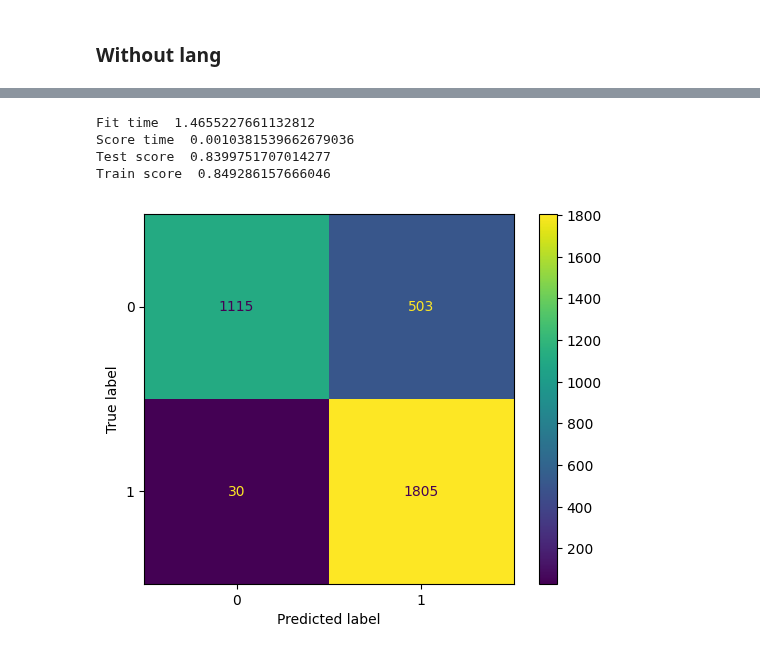
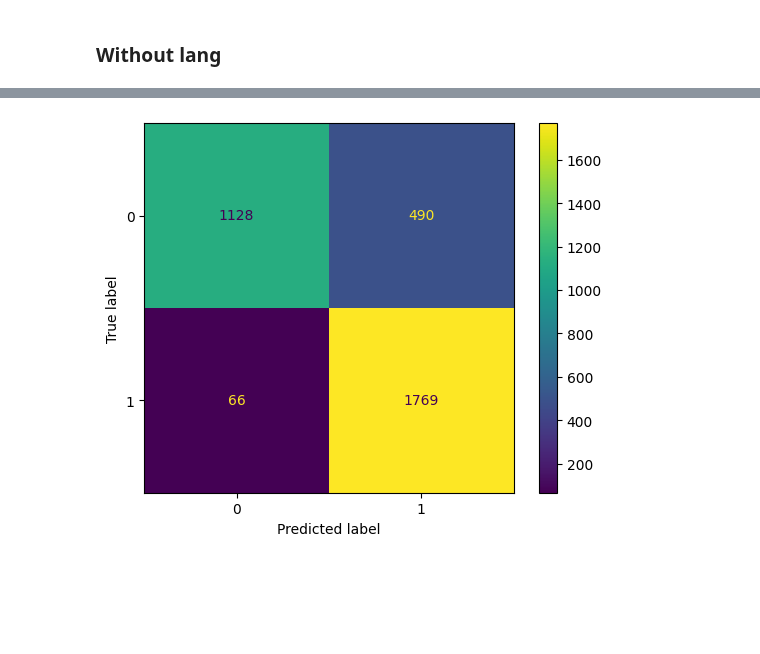
Before and after one commit to Andrew-Wyn/Data_Mining_22_23, a Jupyter notebook: nn_classification.ipynb, the cells around one changed output, grey strips where cells are left out. Cells and saved outputs as stored; diff of their text form; code cells hidden in the pictures; blank space fills up the shorter version.

```diff
--- a/nn_classification.ipynb
+++ b/nn_classification.ipynb
@@ -190,2 +164,0 @@ data.drop(columns=['lang'])
-# %%
-train_set, test_set, train_label, test_label = prepare_data(data)
@@ -194,5 +178,5 @@ Classification features : ['created_at', 'statuses_count', 'avg_length', 'avg_sp
 # %%
 scaler = StandardScaler()
-scaler.fit(train_set)
-scaled_train_set = scaler.transform(train_set)
-scaled_test_set = scaler.transform(test_set)
+
+scaled_train_set = scaler.fit_transform(train_set.values)
+scaled_test_set = scaler.transform(test_set.values)
@@ -241,0 +183,30 @@ The best parameters are {'alpha': 0.01, 'hidden_layer_sizes': [5, 10, 10], 'lear
+# %%
+seed = 7
+tf.random.set_seed(seed)
+
+model = KerasClassifier(model=create_model, loss="binary_crossentropy", verbose=0, epochs=10)
+
+param_grid = dict(
+    hidden_layer_sizes = [[16, 8], [32, 16, 8]],
+    learning_rate_init = [0.001, 0.01, 0.1],
+    momentum = [0.1, 0.5, 0.8]
+)
+
+print(param_grid)
+
+grid = GridSearchCV(
+    MLPClassifier(random_state = 8, activation='relu', max_iter = 250),
+    param_grid = param_grid,
+    cv = 3,
+    scoring = 'accuracy',
+    verbose = 4
+)
+
+grid_result = grid.fit(scaled_train_set, train_label)
+
+print("Best: %f using %s" % (grid_result.best_score_, grid_result.best_params_))
+means = grid_result.cv_results_['mean_test_score']
+stds = grid_result.cv_results_['std_test_score']
+params = grid_result.cv_results_['params']
+for mean, stdev, param in zip(means, stds, params):
+    print("%f (%f) with: %r" % (mean, stdev, param))
@@ -268,23 +267,8 @@ weighted avg       0.87      0.85      0.84      3453
-# %%
-scores = cross_validate(nn, scaled_train_set, train_label, cv = 3, return_train_score= True)
-print('Fit time ', statistics.mean(scores['fit_time']))
-print('Score time ', statistics.mean(scores['score_time']))
-print('Test score ', statistics.mean(scores['test_score']))
-print('Train score ', statistics.mean(scores['train_score']))
-# %% [output]
-Fit time  1.4655227661132812
-Score time  0.0010381539662679036
-Test score  0.8399751707014277
-Train score  0.849286157666046
 # %%
-predictions = nn.predict(scaled_test_set)
-
-cm = confusion_matrix(test_label, predictions)
-disp = ConfusionMatrixDisplay(confusion_matrix = cm)
-disp.plot()
+plot_confusion_matrix(nn, scaled_test_set, test_label)
 plt.show()
 # %% [output]
-[figure, old version]
+[figure, new version]
 # %%
 pca = PCA(n_components=2)
 test_set_reduced = pca.fit_transform(scaled_test_set)
```
Also changed, not shown: parts of 30 cells of this notebook, 6 other files.
